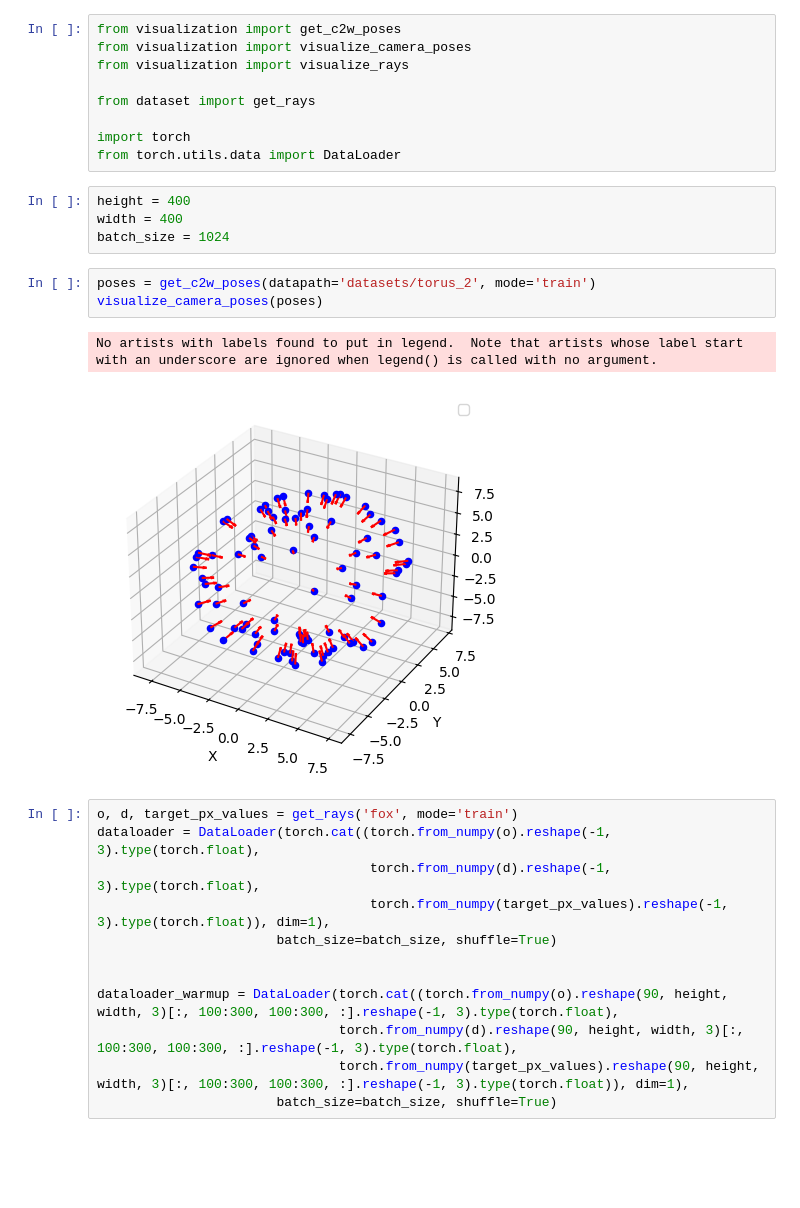
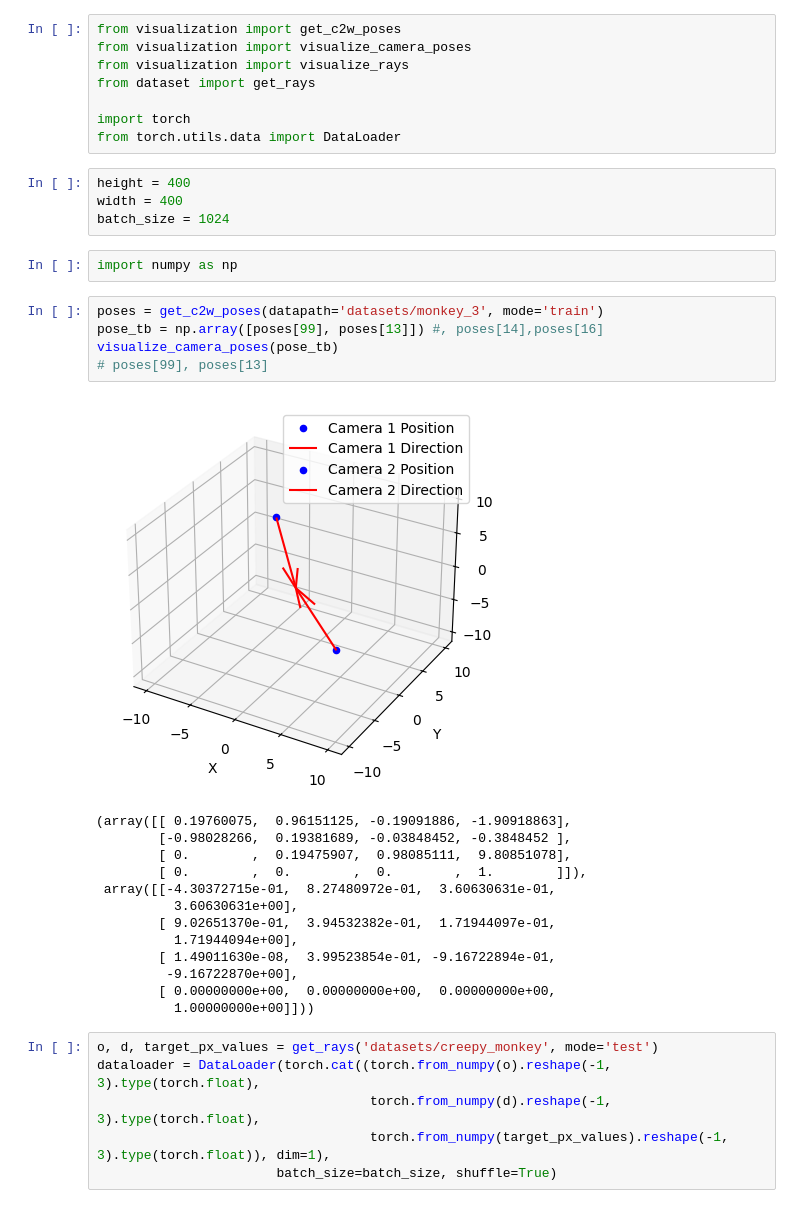
Before and after one commit to abubake/bakernerf, a Jupyter notebook: visualize.ipynb, the cells around one changed output. Drawn from its saved outputs; the diff is of its cells as text; blank space fills up the shorter version.

```diff
--- a/visualize.ipynb
+++ b/visualize.ipynb
@@ -2,7 +2,6 @@
 from visualization import get_c2w_poses
 from visualization import visualize_camera_poses
 from visualization import visualize_rays
-
 from dataset import get_rays
 
 import torch
@@ -11,22 +10,31 @@ from torch.utils.data import DataLoader
 height = 400
 width = 400
 batch_size = 1024
+# %%
+import numpy as np
 # %%
-poses = get_c2w_poses(datapath='datasets/torus_2', mode='train')
-visualize_camera_poses(poses)
+poses = get_c2w_poses(datapath='datasets/monkey_3', mode='train')
+pose_tb = np.array([poses[99], poses[13]]) #, poses[14],poses[16]
+visualize_camera_poses(pose_tb)
+# poses[99], poses[13]
 # %% [output]
+[figure, new version]
-No artists with labels found to put in legend.  Note that artists whose label start with an underscore are ignored when legend() is called with no argument.
+(array([[ 0.19760075,  0.96151125, -0.19091886, -1.90918863],
+        [-0.98028266,  0.19381689, -0.03848452, -0.3848452 ],
+        [ 0.        ,  0.19475907,  0.98085111,  9.80851078],
+        [ 0.        ,  0.        ,  0.        ,  1.        ]]),
+ array([[-4.30372715e-01,  8.27480972e-01,  3.60630631e-01,
+          3.60630631e+00],
+        [ 9.02651370e-01,  3.94532382e-01,  1.71944097e-01,
+          1.71944094e+00],
+        [ 1.49011630e-08,  3.99523854e-01, -9.16722894e-01,
+         -9.16722870e+00],
+        [ 0.00000000e+00,  0.00000000e+00,  0.00000000e+00,
+          1.00000000e+00]]))
-[figure, old version]
 # %%
-o, d, target_px_values = get_rays('fox', mode='train')
+o, d, target_px_values = get_rays('datasets/creepy_monkey', mode='test')
 dataloader = DataLoader(torch.cat((torch.from_numpy(o).reshape(-1, 3).type(torch.float),
                                    torch.from_numpy(d).reshape(-1, 3).type(torch.float),
                                    torch.from_numpy(target_px_values).reshape(-1, 3).type(torch.float)), dim=1),
                        batch_size=batch_size, shuffle=True)
-
-
-dataloader_warmup = DataLoader(torch.cat((torch.from_numpy(o).reshape(90, height, width, 3)[:, 100:300, 100:300, :].reshape(-1, 3).type(torch.float),
-                               torch.from_numpy(d).reshape(90, height, width, 3)[:, 100:300, 100:300, :].reshape(-1, 3).type(torch.float),
-                               torch.from_numpy(target_px_values).reshape(90, height, width, 3)[:, 100:300, 100:300, :].reshape(-1, 3).type(torch.float)), dim=1),
-                       batch_size=batch_size, shuffle=True)
 # %%
```
Also changed, not shown: parts of 1 cell of this notebook, 20 other files.
